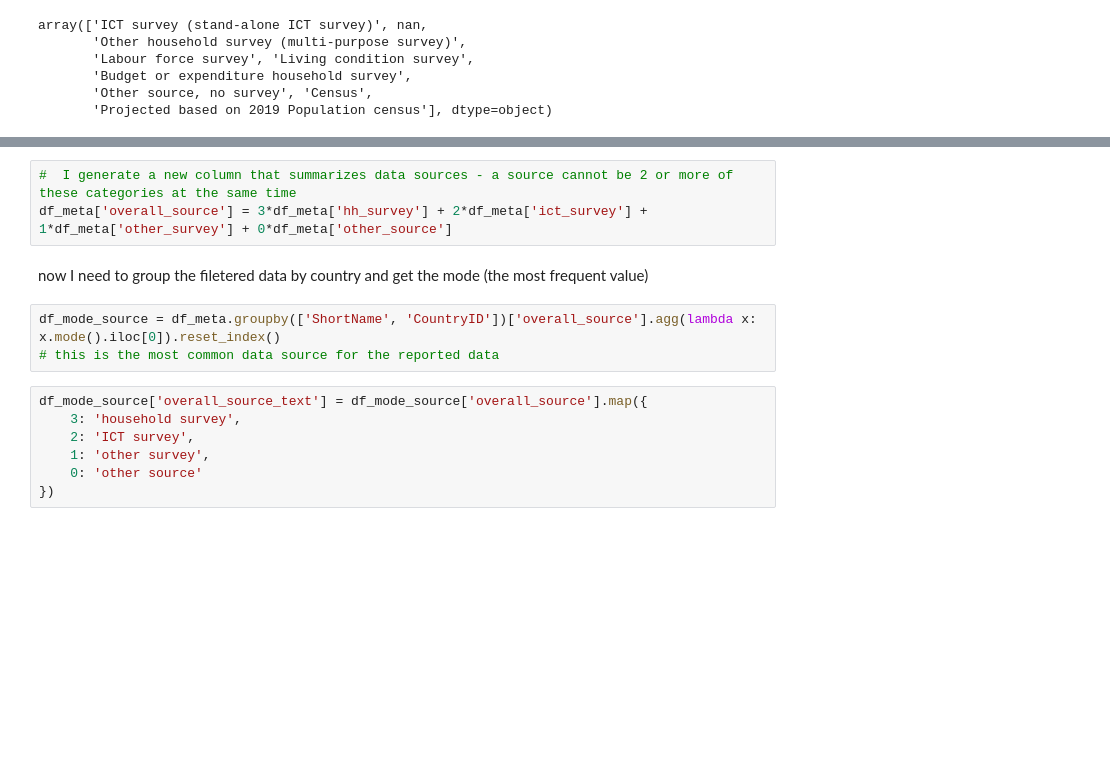
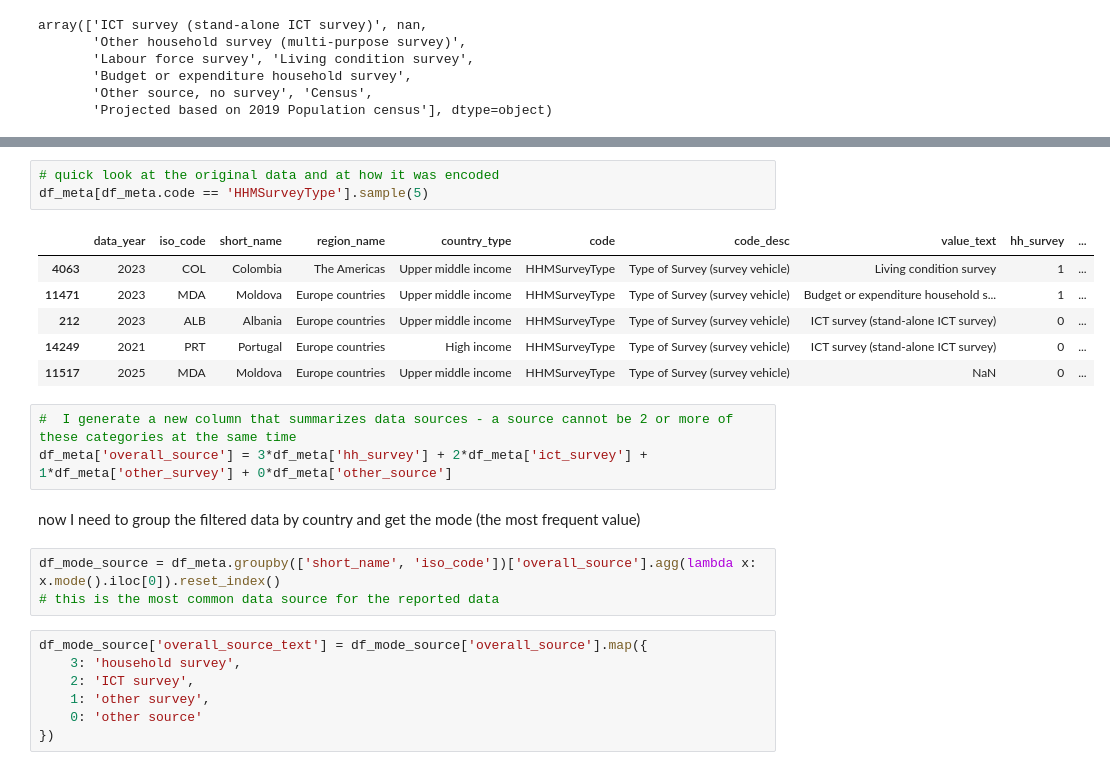
Before and after one commit to dianakorka/statistical_capacity, a Jupyter notebook: HH_capacity_index_rev_2026.ipynb, the cells around one changed output, grey strips where cells are left out. Saved outputs shown, nothing was run; the diff lists cells and outputs as text; blank space fills up the shorter version.

```diff
--- a/HH_capacity_index_rev_2026.ipynb
+++ b/HH_capacity_index_rev_2026.ipynb
@@ -1385,10 +1356,20 @@ df_meta[df_meta.Code == 'HHMSurveyType'].sample(5)
+# %%
+# quick look at the original data and at how it was encoded
+df_meta[df_meta.code == 'HHMSurveyType'].sample(5)
+# %% [output]
+|  | data_year | iso_code | short_name | region_name | country_type | code | code_desc | value_text | hh_survey | ... |
+| 4063 | 2023 | COL | Colombia | The Americas | Upper middle income | HHMSurveyType | Type of Survey (survey vehicle) | Living condition survey | 1 | ... |
+| 11471 | 2023 | MDA | Moldova | Europe countries | Upper middle income | HHMSurveyType | Type of Survey (survey vehicle) | Budget or expenditure household s... | 1 | ... |
+| 212 | 2023 | ALB | Albania | Europe countries | Upper middle income | HHMSurveyType | Type of Survey (survey vehicle) | ICT survey (stand-alone ICT survey) | 0 | ... |
+| 14249 | 2021 | PRT | Portugal | Europe countries | High income | HHMSurveyType | Type of Survey (survey vehicle) | ICT survey (stand-alone ICT survey) | 0 | ... |
+| 11517 | 2025 | MDA | Moldova | Europe countries | Upper middle income | HHMSurveyType | Type of Survey (survey vehicle) | NaN | 0 | ... |
 # %%
 #  I generate a new column that summarizes data sources - a source cannot be 2 or more of these categories at the same time
 df_meta['overall_source'] = 3*df_meta['hh_survey'] + 2*df_meta['ict_survey'] + 1*df_meta['other_survey'] + 0*df_meta['other_source']
 # %% [markdown]
-now I need to group the filetered data by country and get the mode (the most frequent value)
+now I need to group the filtered data by country and get the mode (the most frequent value)
 # %%
-df_mode_source = df_meta.groupby(['ShortName', 'CountryID'])['overall_source'].agg(lambda x: x.mode().iloc[0]).reset_index()
+df_mode_source = df_meta.groupby(['short_name', 'iso_code'])['overall_source'].agg(lambda x: x.mode().iloc[0]).reset_index()
 # this is the most common data source for the reported data
 # %%
 df_mode_source['overall_source_text'] = df_mode_source['overall_source'].map({
```
Also changed, not shown: parts of 43 cells of this notebook.
